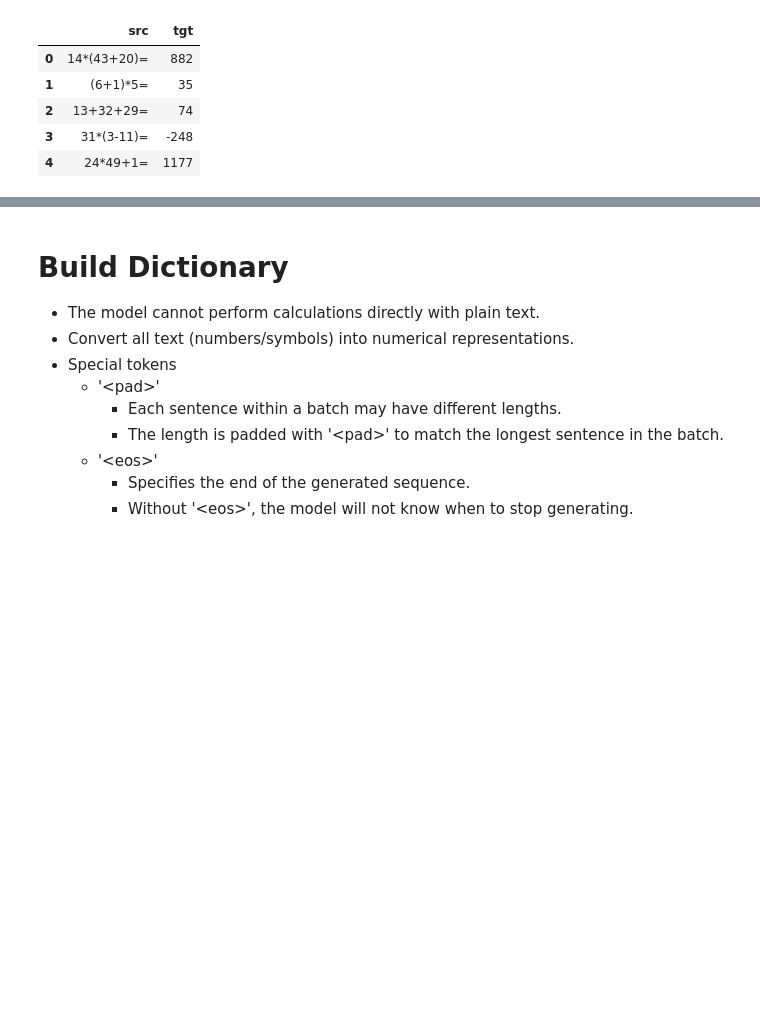
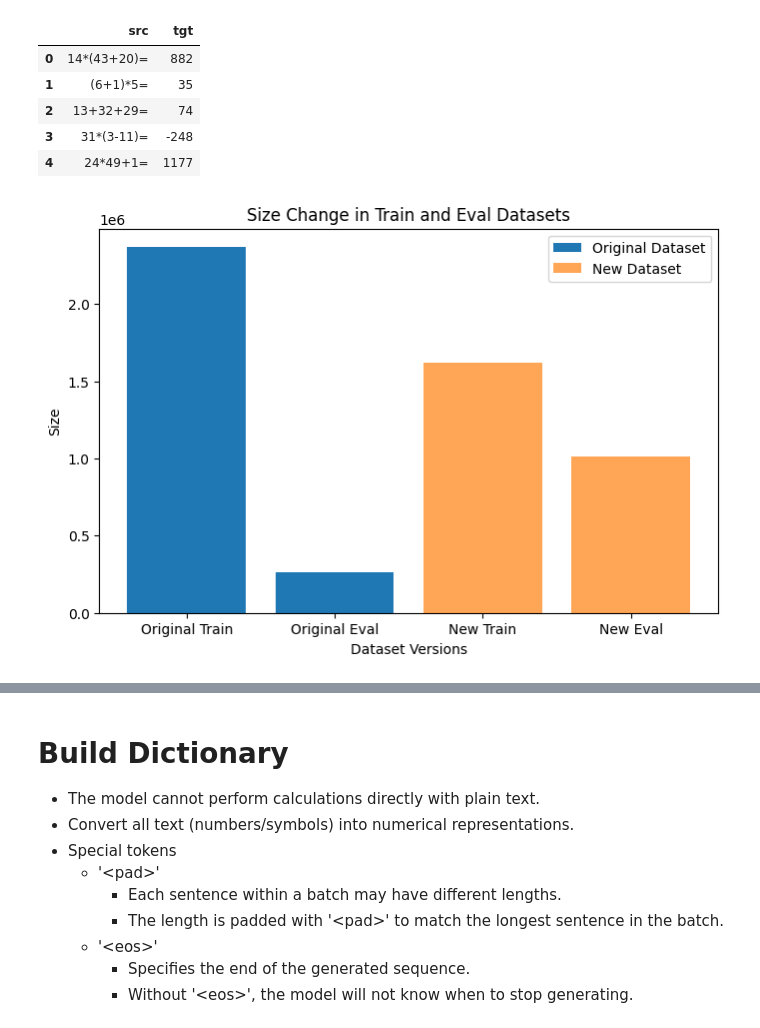
Before and after one commit to Henry0517code/NTHU-NLP-Assignment-2, a Jupyter notebook: nlp-assignment-2.ipynb, the cells around one changed output, grey strips where cells are left out. Saved outputs shown, nothing was run; the diff lists cells and outputs as text; code cells hidden in the pictures; blank space fills up the shorter version.

Commit message:
Kaggle Notebook | NLP Assignment 2 | Version 6 | Missing number

```diff
--- a/nlp-assignment-2.ipynb
+++ b/nlp-assignment-2.ipynb
@@ -39,0 +51,12 @@ df_train.head()
+# %%
+# Plotting the size changes before and after the split
+plt.figure(figsize=(8, 5))
+plt.bar(['Original Train', 'Original Eval'], original_sizes, label='Original Dataset')
+plt.bar(['New Train', 'New Eval'], new_sizes, label='New Dataset', alpha=0.7)
+plt.xlabel('Dataset Versions')
+plt.ylabel('Size')
+plt.title('Size Change in Train and Eval Datasets')
+plt.legend()
+plt.show()
+# %% [output]
+[figure, added]
```
Also changed, not shown: parts of 7 cells of this notebook.
